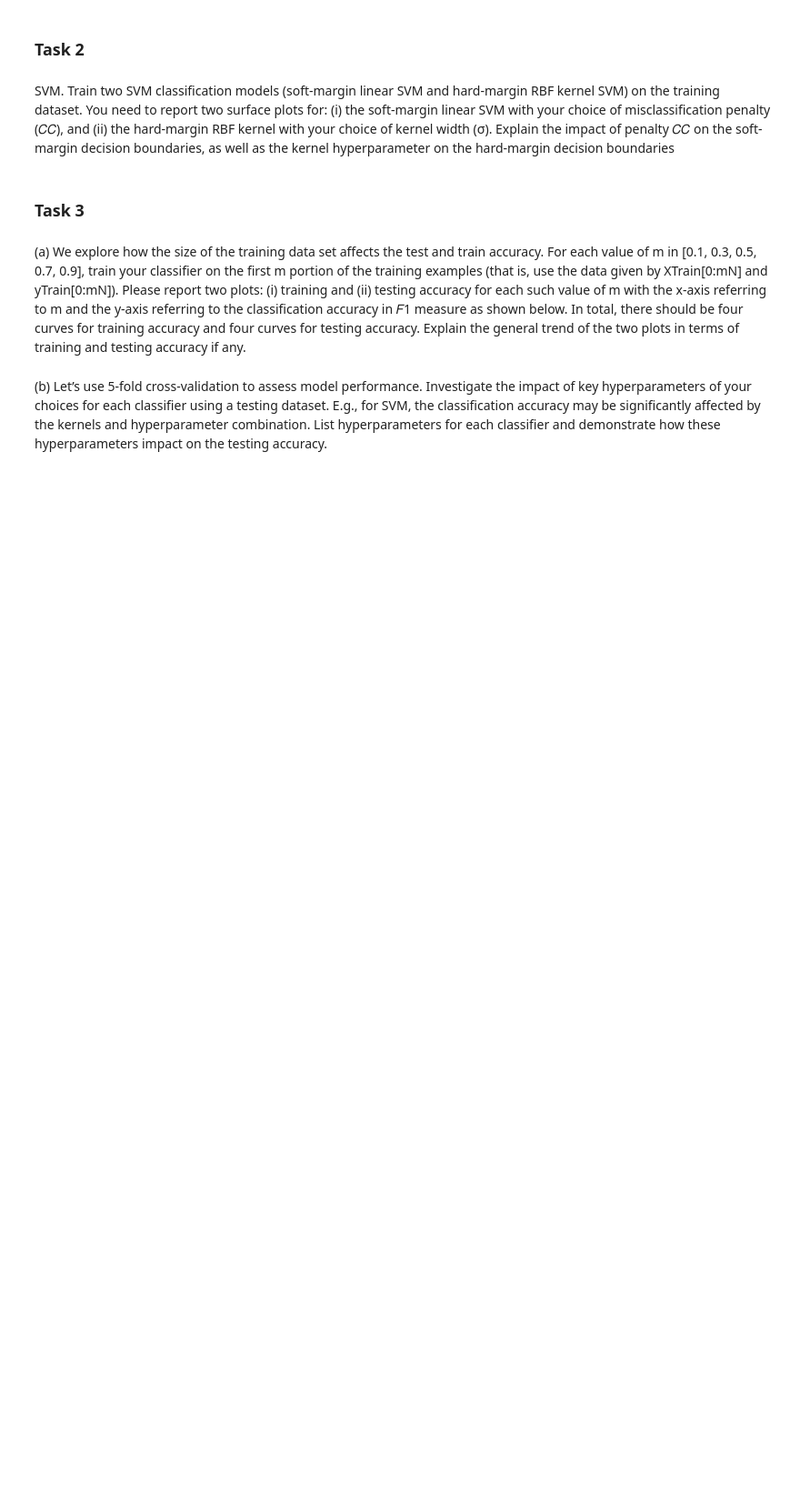
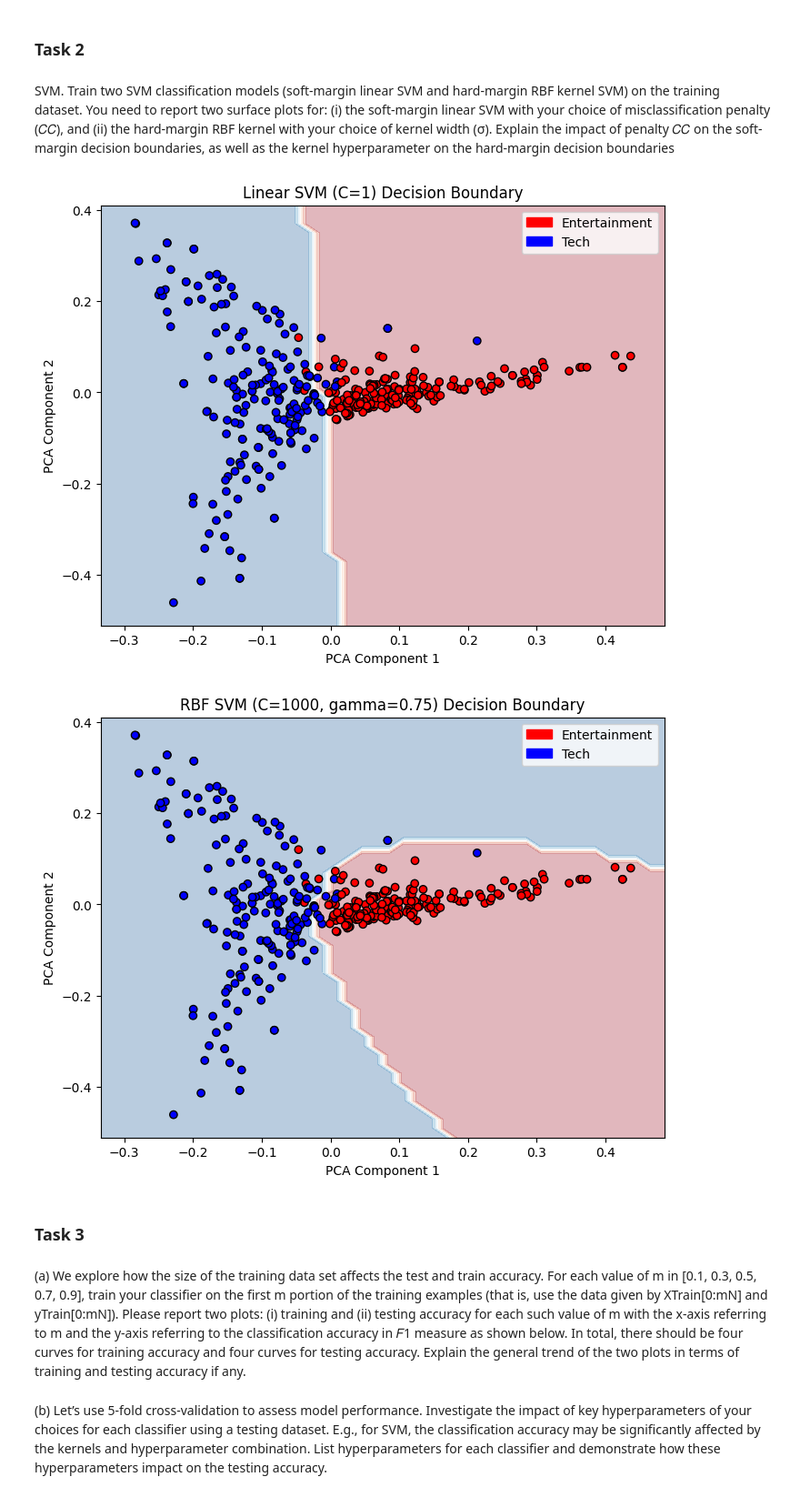
Before and after one commit to spartanjax/cs361_shared_assigment, a Jupyter notebook: Divided Parts/Classifiers/C_SVM_SET.ipynb, the cells around one changed output. Shown at 91% size. Cells and saved outputs as stored; diff of their text form; code cells hidden in the pictures; blank space fills up the shorter version.

```diff
--- a/Divided Parts/Classifiers/C_SVM_SET.ipynb
+++ b/Divided Parts/Classifiers/C_SVM_SET.ipynb
@@ -18,7 +18,78 @@ linear SVM with your choice of misclassification penalty (𝐶𝐶), and (ii) th
 with your choice of kernel width (σ). Explain the impact of penalty 𝐶𝐶 on the soft-margin decision
 boundaries, as well as the kernel hyperparameter on the hard-margin decision boundaries
 # %%
-#code classifier
+from sklearn.feature_extraction.text import TfidfVectorizer
+from sklearn.decomposition import PCA
+from sklearn import svm
+import matplotlib.pyplot as plt
+import numpy as np
+import pandas as pd
+
+# Vectorise raw text
+vectorizer = TfidfVectorizer()
+X_train_vec = vectorizer.fit_transform(X_train)
+
+# Reduce to 2D for plotting
+pca = PCA(n_components=2)
+X_train_2D = pca.fit_transform(X_train_vec.toarray())
+
+# ------ LINEAR SVM (Soft Margin) ------
+C_linear = 1
+model_linear = svm.SVC(kernel='linear', C=C_linear)
+model_linear.fit(X_train_2D, y_train)
+
+# ------ RBF SVM (Hard Margin Style) ------
+C_rbf = 1000
+gamma_rbf = 0.75
+model_rbf = svm.SVC(kernel='rbf', C=C_rbf, gamma=gamma_rbf)
+model_rbf.fit(X_train_2D, y_train)
+
+# ------ Plotting Function ------
+def plot_decision_boundary(model, X, y, title):
+    import matplotlib.patches as mpatches
+
+    h = .02
+    padding = 0.05
+    x_min, x_max = X[:, 0].min() - padding, X[:, 0].max() + padding
+    y_min, y_max = X[:, 1].min() - padding, X[:, 1].max() + padding
+
+    xx, yy = np.meshgrid(np.arange(x_min, x_max, h),
+                         np.arange(y_min, y_max, h))
+
+    Z = model.predict(np.c_[xx.ravel(), yy.ravel()])
+    Z_numeric = pd.factorize(Z)[0]
+    Z_numeric = Z_numeric.reshape(xx.shape)
+
+    # Convert class labels to numeric
+    y_numeric, class_names = pd.factorize(y)
+
+    plt.figure(figsize=(8, 6))
+
+    # Light background
+    background_cmap = plt.cm.RdBu_r
+    plt.contourf(xx, yy, Z_numeric, cmap=background_cmap, alpha=0.3)
+
+    # Full-strength colour for scatter points (manually mapped)
+    colours = ['red' if label == 0 else 'blue' for label in y_numeric]
+    plt.scatter(X[:, 0], X[:, 1], c=colours, edgecolors='k')
+
+    # Legend with capitalised labels
+    red_patch = mpatches.Patch(color='red', label=class_names[0].capitalize())
+    blue_patch = mpatches.Patch(color='blue', label=class_names[1].capitalize())
+    plt.legend(handles=[red_patch, blue_patch], loc='upper right')
+
+    plt.title(title)
+    plt.xlabel("PCA Component 1")
+    plt.ylabel("PCA Component 2")
+    plt.show()
+
+
+# ------ Plot Both ------
+plot_decision_boundary(model_linear, X_train_2D, y_train, f"Linear SVM (C={C_linear}) Decision Boundary")
+plot_decision_boundary(model_rbf, X_train_2D, y_train, f"RBF SVM (C={C_rbf}, gamma={gamma_rbf}) Decision Boundary")
+# %% [output]
+[figure, added]
+[figure, added]
 # %% [markdown]
 ### Task 3
 # %% [markdown]
```
